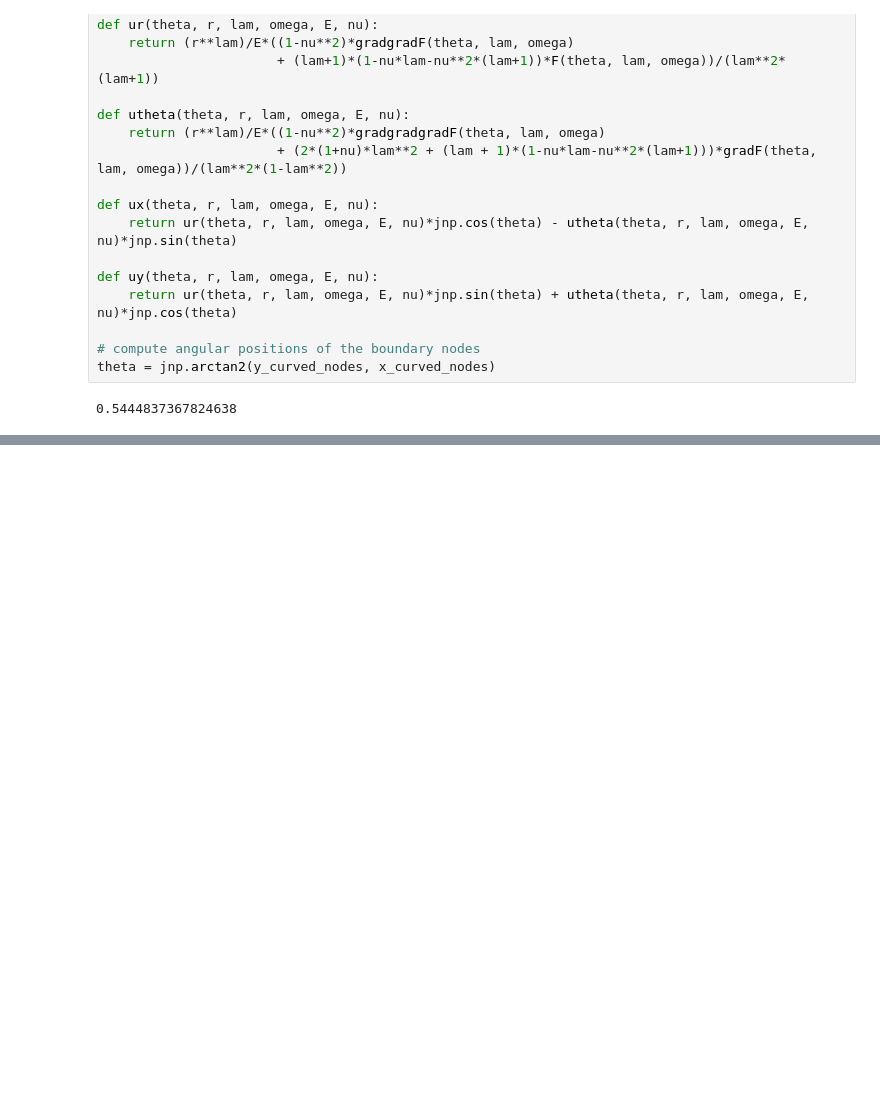
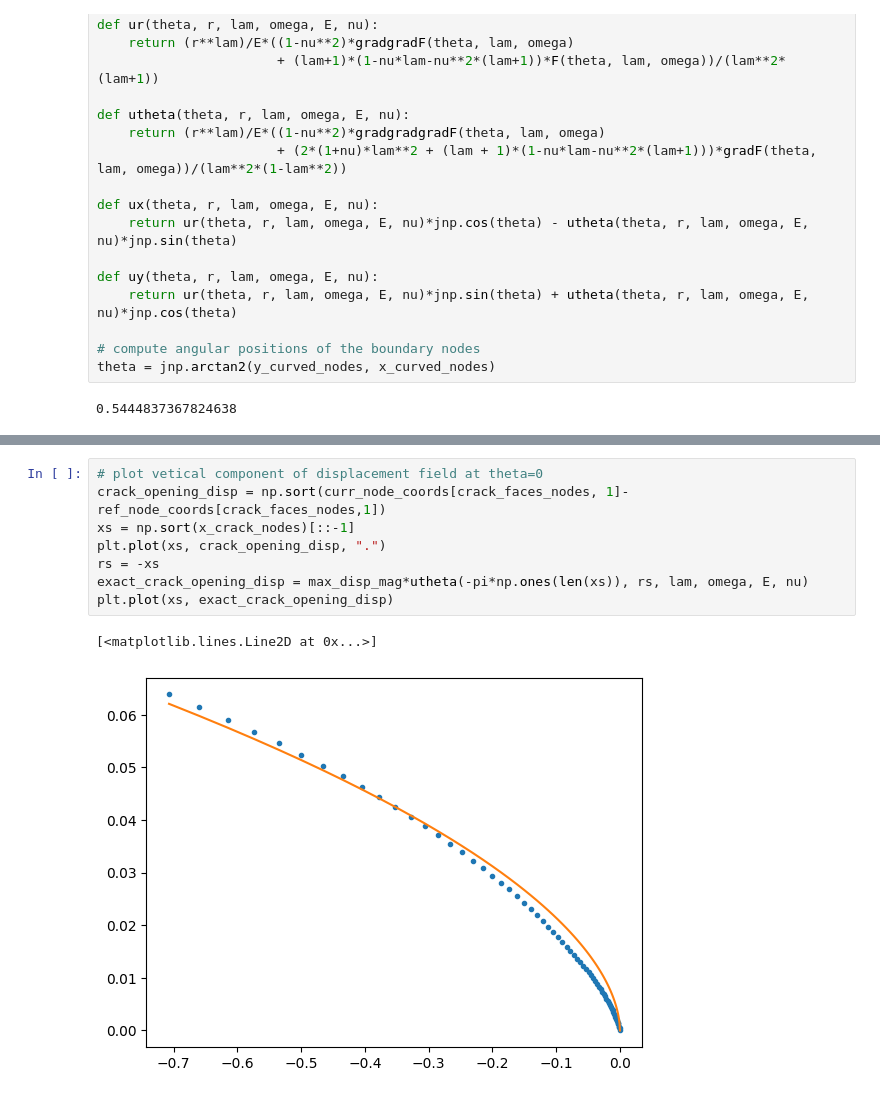
Before and after one commit to cpml-au/dctkit, a Jupyter notebook: examples/pacman_fracture.ipynb, the cells around one changed output, grey strips where cells are left out. Saved outputs shown, nothing was run; the diff lists cells and outputs as text; blank space fills up the shorter version.

```diff
--- a/examples/pacman_fracture.ipynb
+++ b/examples/pacman_fracture.ipynb
@@ -232,0 +257,11 @@ ax1.axis('equal')
+# %%
+# plot vetical component of displacement field at theta=0
+crack_opening_disp = np.sort(curr_node_coords[crack_faces_nodes, 1]-ref_node_coords[crack_faces_nodes,1])
+xs = np.sort(x_crack_nodes)[::-1]
+plt.plot(xs, crack_opening_disp, ".")
+rs = -xs
+exact_crack_opening_disp = max_disp_mag*utheta(-pi*np.ones(len(xs)), rs, lam, omega, E, nu)
+plt.plot(xs, exact_crack_opening_disp)
+# %% [output]
+[<matplotlib.lines.Line2D at 0x...>]
+[figure, added]
```
Also changed, not shown: parts of 13 cells of this notebook, 3 other files.
